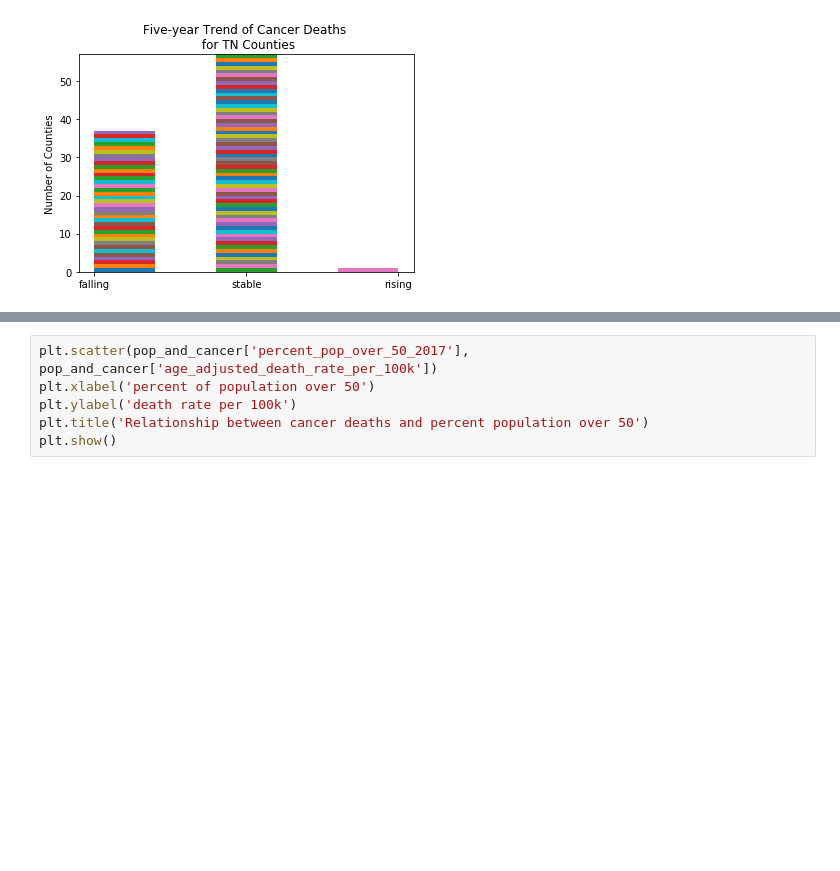
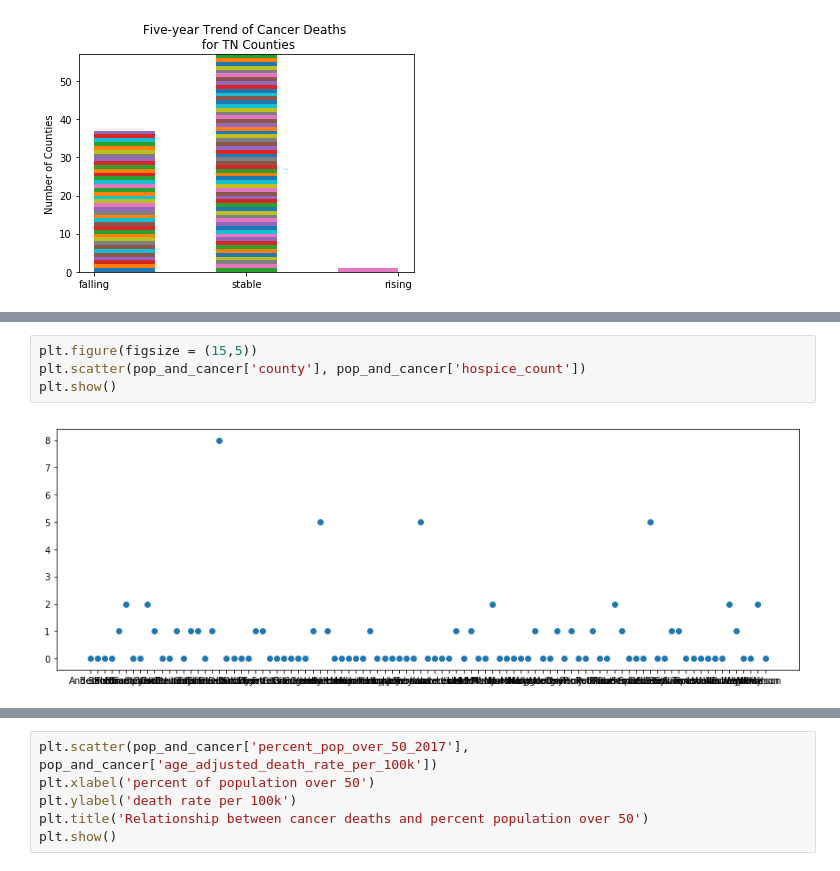
Before and after one commit to awillet/vanderbilt-aspire-data-essentials, a Jupyter notebook: alaina_pct_over_50.ipynb, the cells around one changed output, grey strips where cells are left out. Cells and saved outputs as stored; diff of their text form; blank space fills up the shorter version.

```diff
--- a/alaina_pct_over_50.ipynb
+++ b/alaina_pct_over_50.ipynb
@@ -461,0 +312,6 @@ pop_and_cancer = pop_and_cancer.drop(data_85over, axis = 1)
+# %%
+plt.figure(figsize = (15,5))
+plt.scatter(pop_and_cancer['county'], pop_and_cancer['hospice_count'])
+plt.show()
+# %% [output]
+[figure, added]
```
Also changed, not shown: parts of 60 cells of this notebook.
